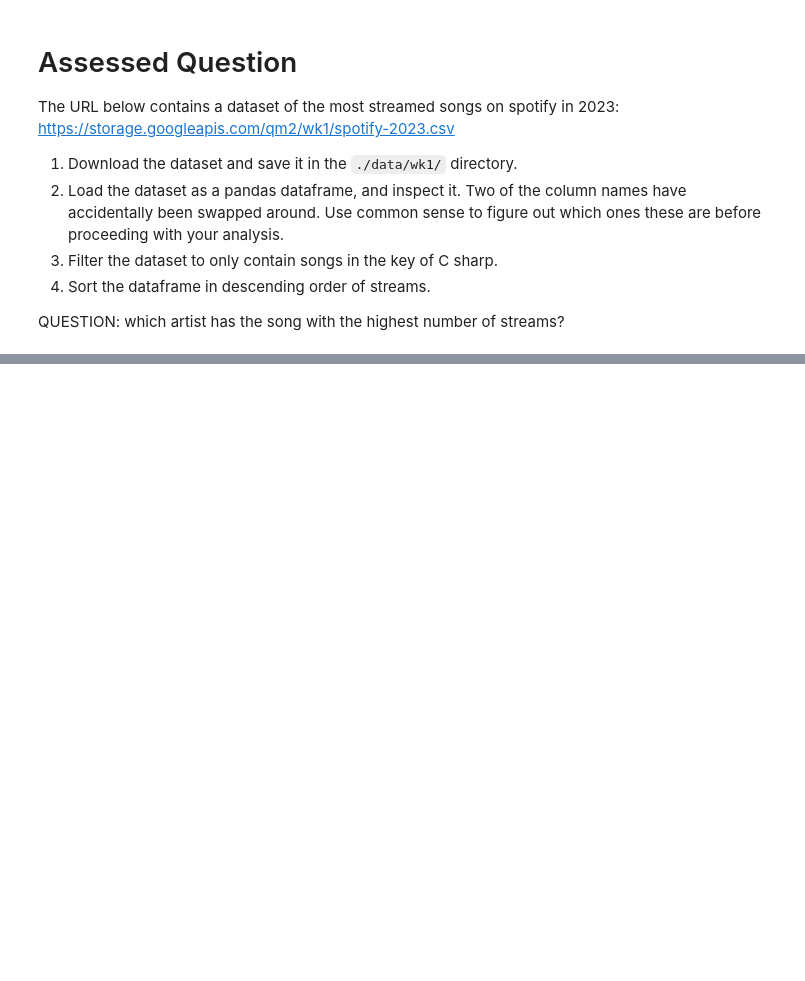
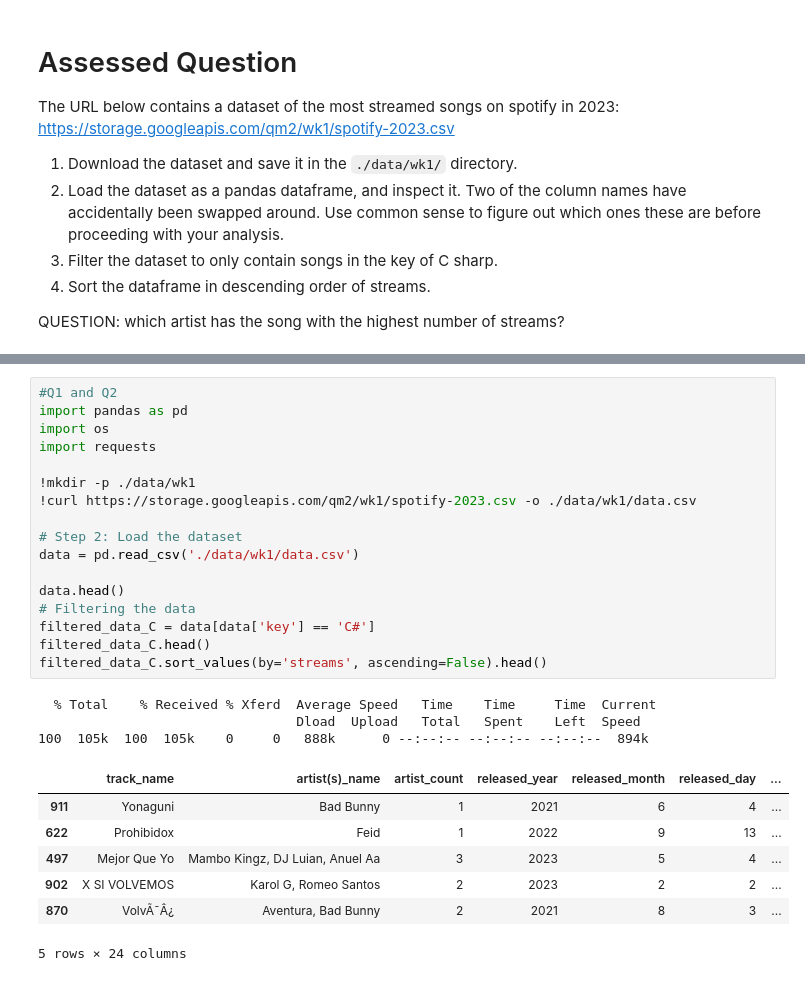
Before and after one commit to jessiewong0719/QM2, a Jupyter notebook: W1_Python_Recap.ipynb, the cells around one changed output, grey strips where cells are left out. Saved outputs shown, nothing was run; the diff lists cells and outputs as text; blank space fills up the shorter version.

```diff
--- a/W1_Python_Recap.ipynb
+++ b/W1_Python_Recap.ipynb
@@ -281,0 +264,28 @@ The artist with the song with the highest number of streams in C# is: Bad Bunny
+# %%
+#Q1 and Q2
+import pandas as pd
+import os
+import requests
+
+!mkdir -p ./data/wk1
+!curl https://storage.googleapis.com/qm2/wk1/spotify-2023.csv -o ./data/wk1/data.csv
+
+# Step 2: Load the dataset
+data = pd.read_csv('./data/wk1/data.csv')
+
+data.head()
+# Filtering the data
+filtered_data_C = data[data['key'] == 'C#']
+filtered_data_C.head()
+filtered_data_C.sort_values(by='streams', ascending=False).head()
+# %% [output]
+  % Total    % Received % Xferd  Average Speed   Time    Time     Time  Current
+                                 Dload  Upload   Total   Spent    Left  Speed
+100  105k  100  105k    0     0   888k      0 --:--:-- --:--:-- --:--:--  894k
+|  | track_name | artist(s)_name | artist_count | released_year | released_month | released_day | ... |
+| 911 | Yonaguni | Bad Bunny | 1 | 2021 | 6 | 4 | ... |
+| 622 | Prohibidox | Feid | 1 | 2022 | 9 | 13 | ... |
+| 497 | Mejor Que Yo | Mambo Kingz, DJ Luian, Anuel Aa | 3 | 2023 | 5 | 4 | ... |
+| 902 | X SI VOLVEMOS | Karol G, Romeo Santos | 2 | 2023 | 2 | 2 | ... |
+| 870 | VolvÃ¯Â¿ | Aventura, Bad Bunny | 2 | 2021 | 8 | 3 | ... |
+5 rows × 24 columns
```
Also changed, not shown: parts of 2 cells of this notebook.
